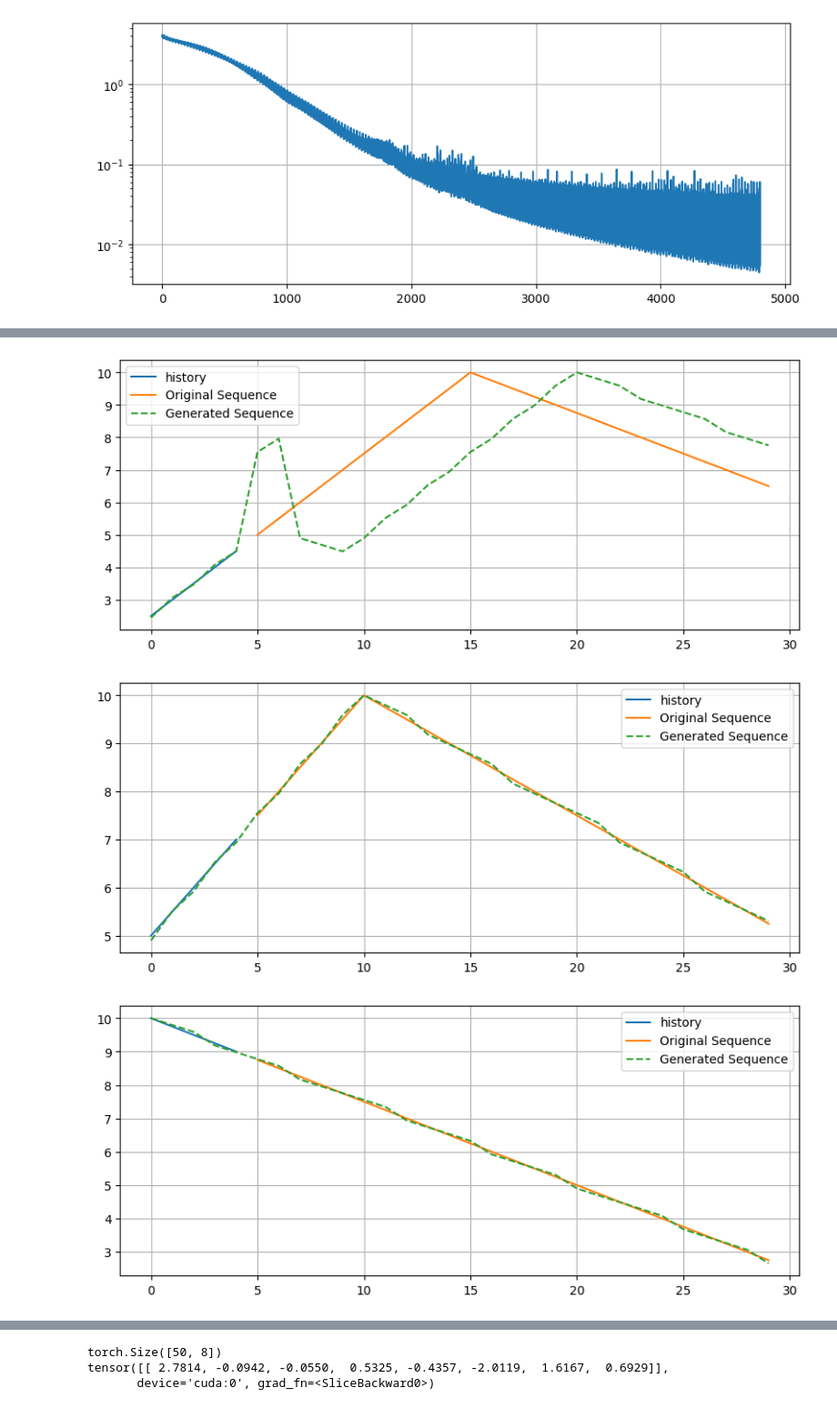
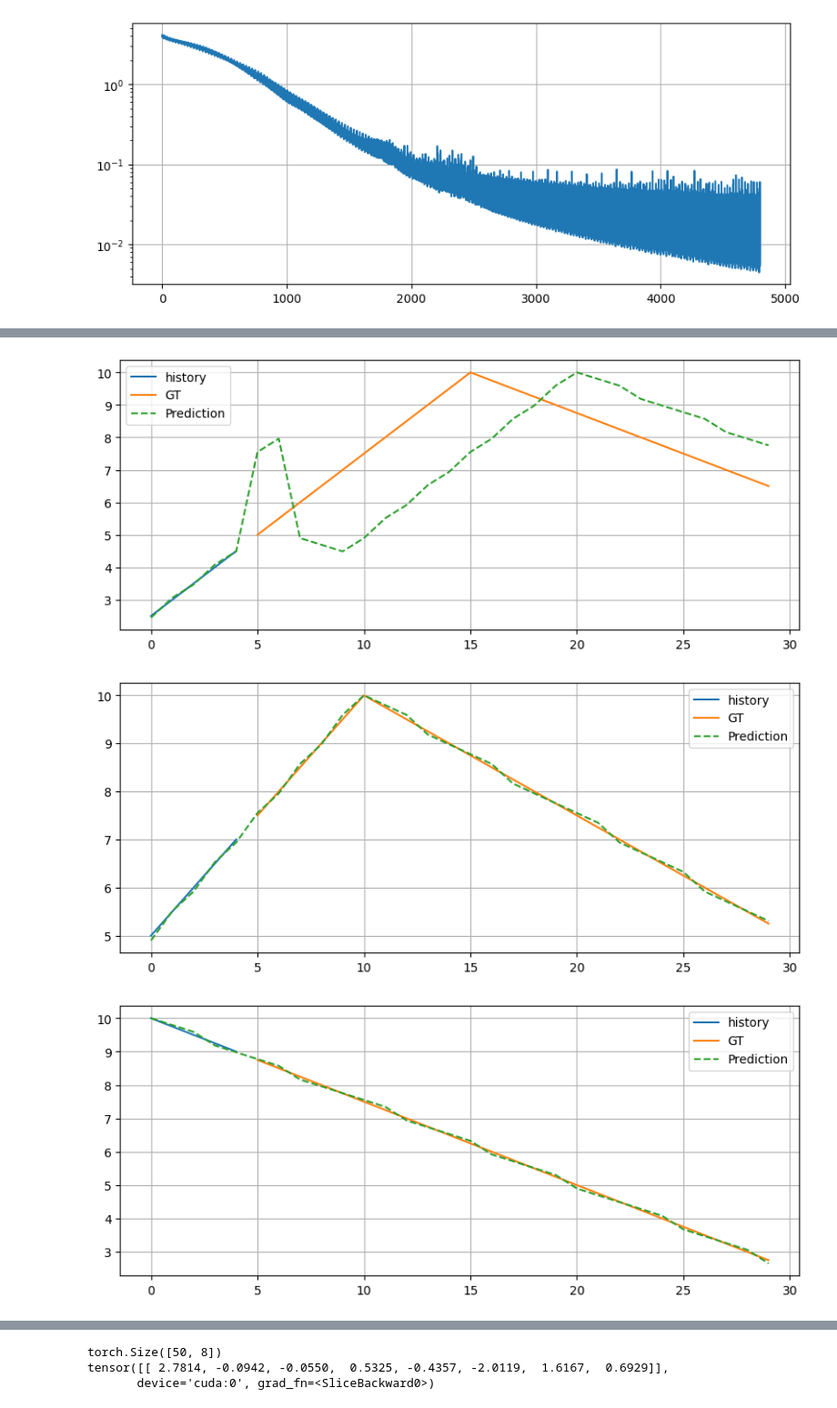
Before and after one commit to Bryce-R/ML, a Jupyter notebook: SimpleDecoderTransformer.ipynb, the cells around one changed output, grey strips where cells are left out. Shown: that part at 91% size. Drawn from its saved outputs; the diff is of its cells as text; code cells hidden in the pictures.

```diff
--- a/SimpleDecoderTransformer.ipynb
+++ b/SimpleDecoderTransformer.ipynb
@@ -301,9 +301,9 @@ end = 10
 for start in [5, 10, 20, 25, 50]:
     end = start + 5
     history = x[:, start:end, :]
-    print(f"history", history)
+    # print(f"history", history)
     tokenized_idx = tokenizer.tokenize(history).squeeze(-1).to(device)
-    print(f"tokenized_idx", tokenized_idx)
+    # print(f"tokenized_idx", tokenized_idx)
     # print(f"tokenized_idx.shape", tokenized_idx.shape)
     sequence = model.generate(tokenized_idx, seq_len-history.shape[1])
     # print(f"sequence", sequence)
@@ -312,8 +312,8 @@ for start in [5, 10, 20, 25, 50]:
 
     plt.figure(figsize=(10, 4))
     plt.plot(history.cpu().numpy()[0], label='history')
-    plt.plot(range(end-start, start+seq_len-start),x[:, end:start+seq_len, :].cpu().numpy()[0], label='Original Sequence')
-    plt.plot(detokenized_sequence.cpu().numpy()[0], '--', label='Generated Sequence')
+    plt.plot(range(end-start, start+seq_len-start),x[:, end:start+seq_len, :].cpu().numpy()[0], label='GT')
+    plt.plot(detokenized_sequence.cpu().numpy()[0], '--', label='Prediction')
     plt.grid()
     plt.legend()
 # %% [output]
@@ -337,3 +320,3 @@ tokenized_idx tensor([[12, 11, 10,  9,  7]], device='cuda:0')
-[figure, old version]
+[figure, new version]
-[figure, old version]
+[figure, new version]
-[figure, old version]
+[figure, new version]
```
Also changed, not shown: parts of 2 cells of this notebook.
